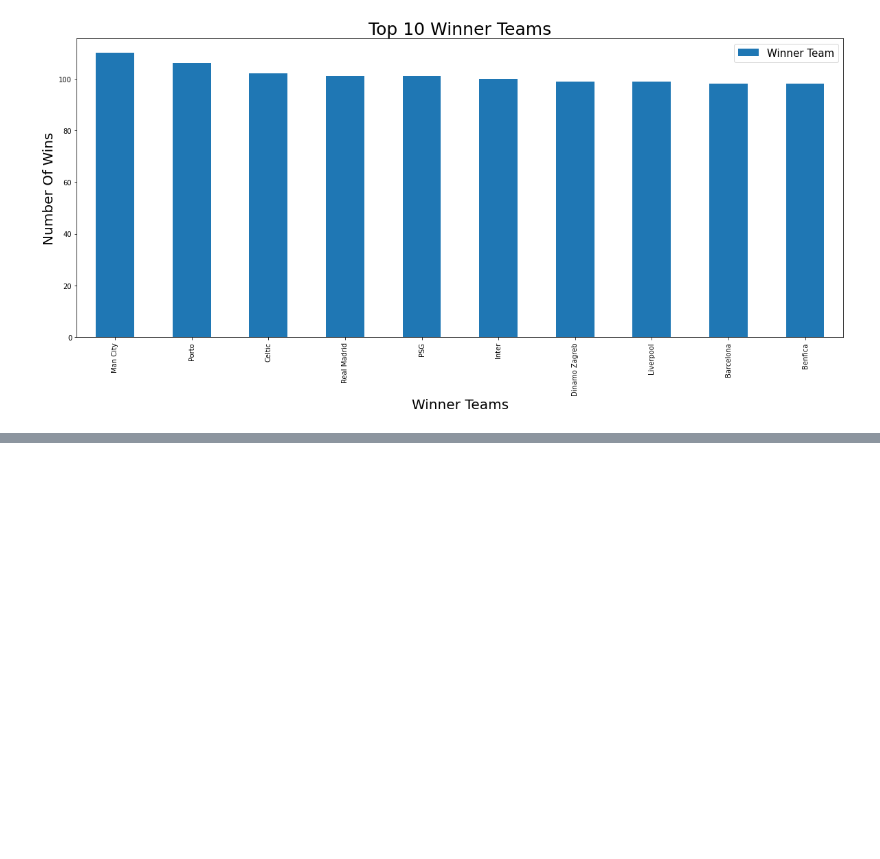
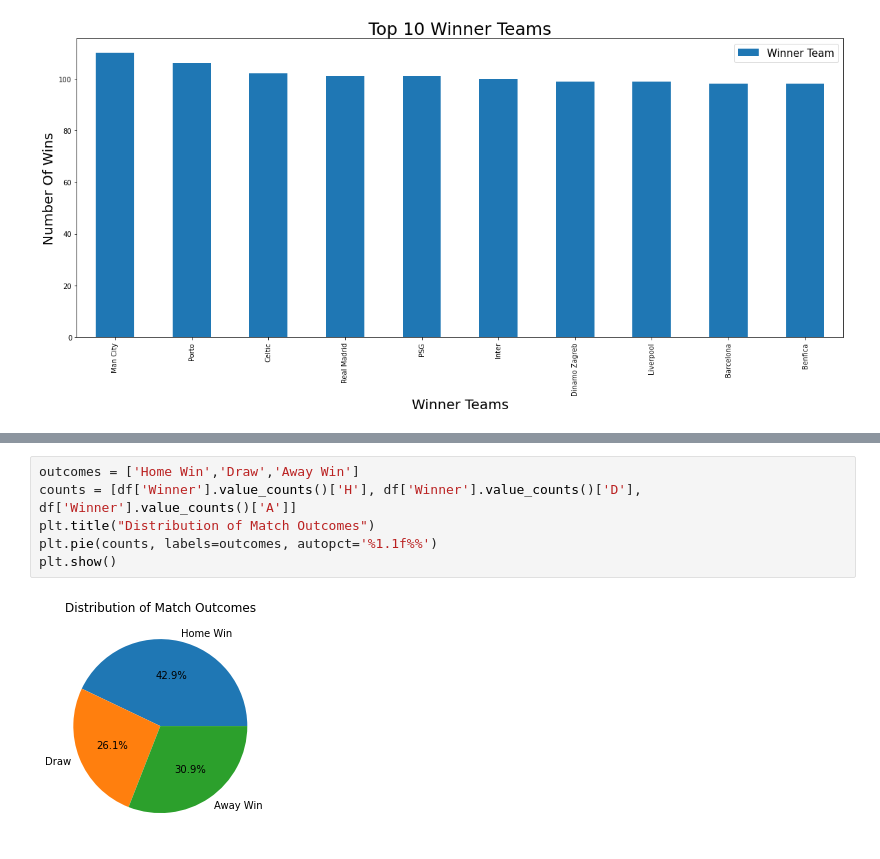
Before and after one commit to MuhammadAhmed3092/Data-Science-Projects, a Jupyter notebook: Football Leagues Analysis using EDA.ipynb, the cells around one changed output, grey strips where cells are left out. Cells and saved outputs as stored; diff of their text form; blank space fills up the shorter version.

```diff
--- a/Football Leagues Analysis using EDA.ipynb
+++ b/Football Leagues Analysis using EDA.ipynb
@@ -210,0 +234,8 @@ plt.show()
+# %%
+outcomes = ['Home Win','Draw','Away Win']
+counts = [df['Winner'].value_counts()['H'], df['Winner'].value_counts()['D'], df['Winner'].value_counts()['A']]
+plt.title("Distribution of Match Outcomes")
+plt.pie(counts, labels=outcomes, autopct='%1.1f%%')
+plt.show()
+# %% [output]
+[figure, added]
```
Also changed, not shown: parts of 4 cells of this notebook.
